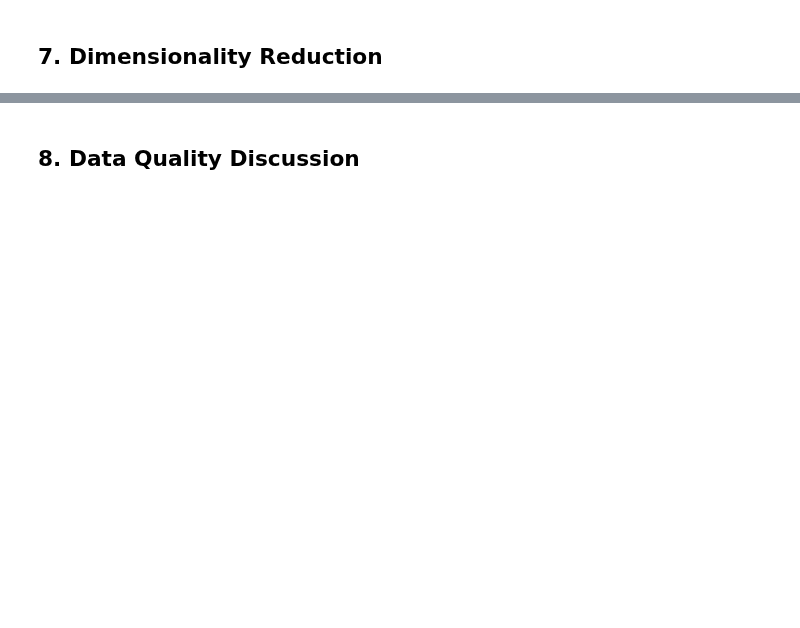
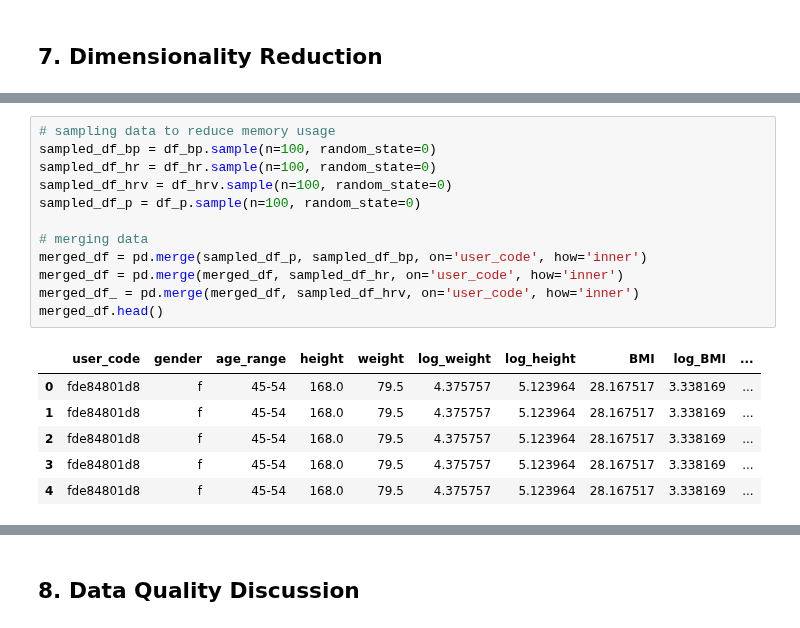
Before and after one commit to AIPI510/aipi510-fall24, a Jupyter notebook: ta4_data_ninjas.ipynb, the cells around one changed output, grey strips where cells are left out. Cells and saved outputs as stored; diff of their text form; blank space fills up the shorter version.

```diff
--- a/ta4_data_ninjas.ipynb
+++ b/ta4_data_ninjas.ipynb
@@ -538,0 +573,19 @@ To Jesse: we may consider merge the tables before dimensionality reduction
+# %%
+# sampling data to reduce memory usage
+sampled_df_bp = df_bp.sample(n=100, random_state=0)
+sampled_df_hr = df_hr.sample(n=100, random_state=0)
+sampled_df_hrv = df_hrv.sample(n=100, random_state=0)
+sampled_df_p = df_p.sample(n=100, random_state=0)
+
+# merging data
+merged_df = pd.merge(sampled_df_p, sampled_df_bp, on='user_code', how='inner')
+merged_df = pd.merge(merged_df, sampled_df_hr, on='user_code', how='inner')
+merged_df_ = pd.merge(merged_df, sampled_df_hrv, on='user_code', how='inner')
+merged_df.head()
+# %% [output]
+|  | user_code | gender | age_range | height | weight | log_weight | log_height | BMI | log_BMI | ... |
+| 0 | fde84801d8 | f | 45-54 | 168.0 | 79.5 | 4.375757 | 5.123964 | 28.167517 | 3.338169 | ... |
+| 1 | fde84801d8 | f | 45-54 | 168.0 | 79.5 | 4.375757 | 5.123964 | 28.167517 | 3.338169 | ... |
+| 2 | fde84801d8 | f | 45-54 | 168.0 | 79.5 | 4.375757 | 5.123964 | 28.167517 | 3.338169 | ... |
+| 3 | fde84801d8 | f | 45-54 | 168.0 | 79.5 | 4.375757 | 5.123964 | 28.167517 | 3.338169 | ... |
+| 4 | fde84801d8 | f | 45-54 | 168.0 | 79.5 | 4.375757 | 5.123964 | 28.167517 | 3.338169 | ... |
```
Also changed, not shown: parts of 18 cells of this notebook.
